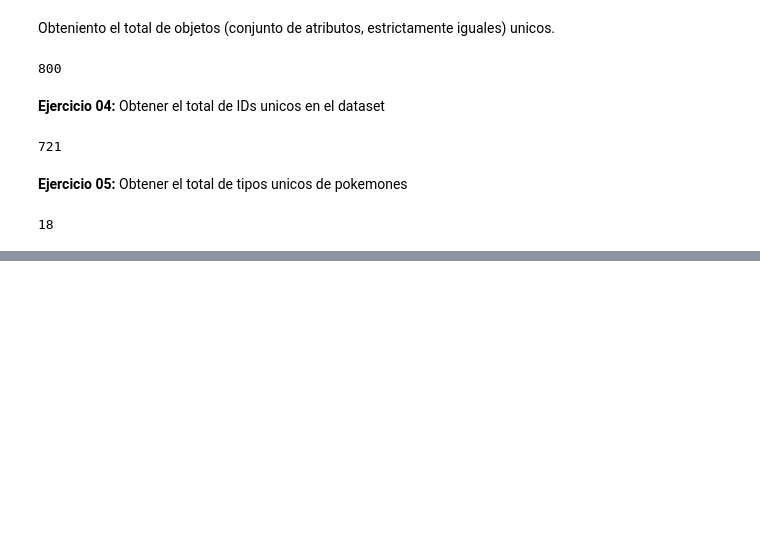
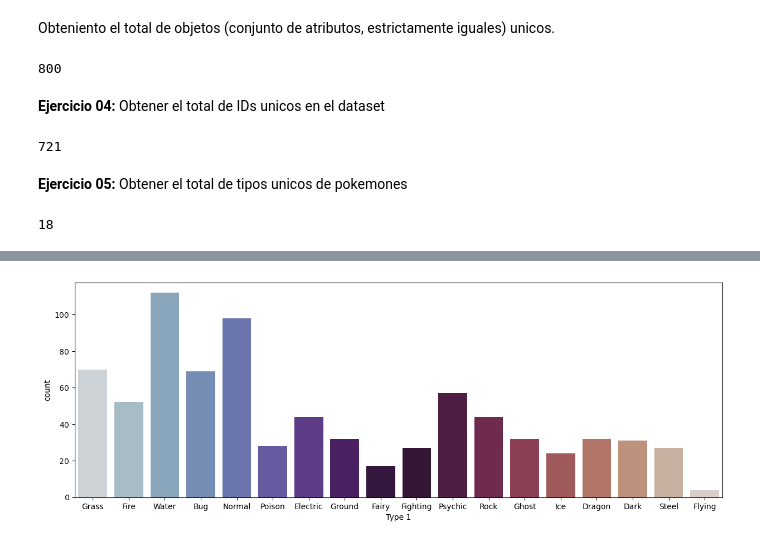
Before and after one commit to F-Anks/ECBD_9A_IDGS_Practicas_230758, a Jupyter notebook: Practica 03.ipynb, the cells around one changed output, grey strips where cells are left out. Cells and saved outputs as stored; diff of their text form; code cells hidden in the pictures; blank space fills up the shorter version.

```diff
--- a/Practica 03.ipynb
+++ b/Practica 03.ipynb
@@ -214,0 +262,6 @@ len(pokemons['Type 1'].unique())
+# %%
+plt.figure(figsize=(15,5))
+sns.countplot(data=pokemons, x='Type 1', palette='twilight', hue='Type 1', legend=False)
+plt.show()
+# %% [output]
+[figure, added]
```
Also changed, not shown: parts of 12 cells of this notebook, 2 other files.
